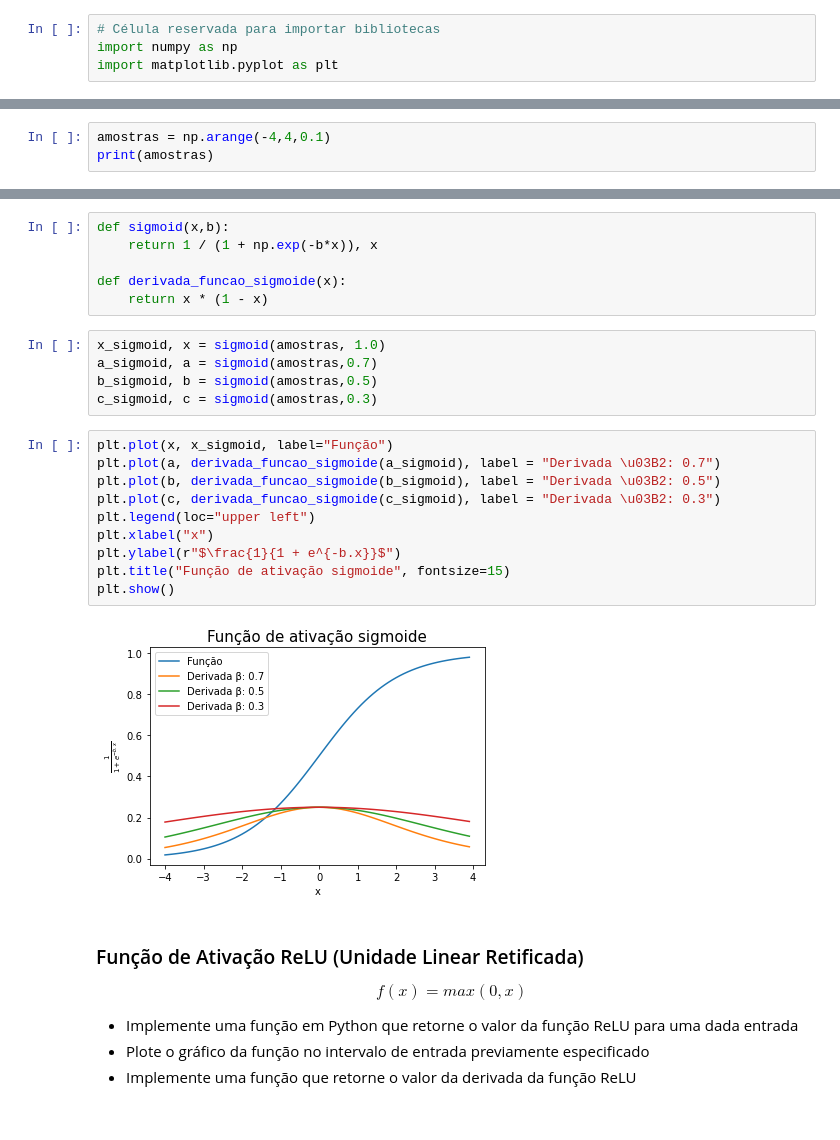
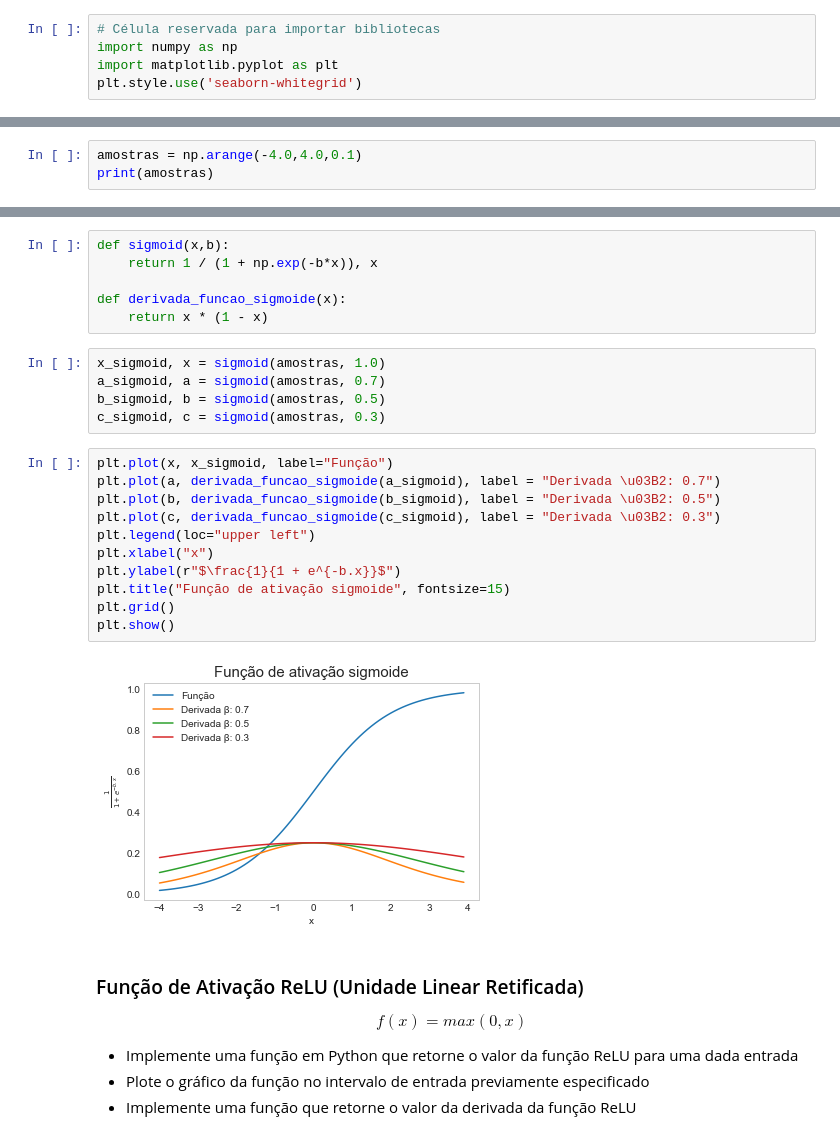
Before and after one commit to erikatilio/RNA-Funcao-Ativacao, a Jupyter notebook: Funções de Ativação.ipynb, the cells around one changed output, grey strips where cells are left out. Saved outputs shown, nothing was run; the diff lists cells and outputs as text.

```diff
--- a/Funções de Ativação.ipynb
+++ b/Funções de Ativação.ipynb
@@ -19,6 +20,7 @@ Neste notebook, o seu objetivo é conhecer melhor as funções de ativação dis
 # Célula reservada para importar bibliotecas
 import numpy as np
 import matplotlib.pyplot as plt
+plt.style.use('seaborn-whitegrid')
 # %% [markdown]
 ## Intervalo de Entrada
 
@@ -29,7 +31,7 @@ import matplotlib.pyplot as plt
 - Qual o tipo deste dado?
 - Qual a forma do espaço de entrada?
 # %%
-amostras = np.arange(-4,4,0.1)
+amostras = np.arange(-4.0,4.0,0.1)
 print(amostras)
 # %% [output]
 [-4.00000000e+00 -3.90000000e+00 -3.80000000e+00 -3.70000000e+00
@@ -82,21 +84,22 @@ def derivada_funcao_sigmoide(x):
     return x * (1 - x)
 # %%
 x_sigmoid, x = sigmoid(amostras, 1.0)
-a_sigmoid, a = sigmoid(amostras,0.7)
-b_sigmoid, b = sigmoid(amostras,0.5)
-c_sigmoid, c = sigmoid(amostras,0.3)
+a_sigmoid, a = sigmoid(amostras, 0.7)
+b_sigmoid, b = sigmoid(amostras, 0.5)
+c_sigmoid, c = sigmoid(amostras, 0.3)
 # %%
 plt.plot(x, x_sigmoid, label="Função")
 plt.plot(a, derivada_funcao_sigmoide(a_sigmoid), label = "Derivada \u03B2: 0.7")
 plt.plot(b, derivada_funcao_sigmoide(b_sigmoid), label = "Derivada \u03B2: 0.5")
 plt.plot(c, derivada_funcao_sigmoide(c_sigmoid), label = "Derivada \u03B2: 0.3")
 plt.legend(loc="upper left")
 plt.xlabel("x")
 plt.ylabel(r"$\frac{1}{1 + e^{-b.x}}$")
 plt.title("Função de ativação sigmoide", fontsize=15)
+plt.grid()
 plt.show()
 # %% [output]
-[figure, old version]
+[figure, new version]
 # %% [markdown]
 ### Função de Ativação ReLU (Unidade Linear Retificada)
 
```
Also changed, not shown: parts of 7 cells of this notebook.
